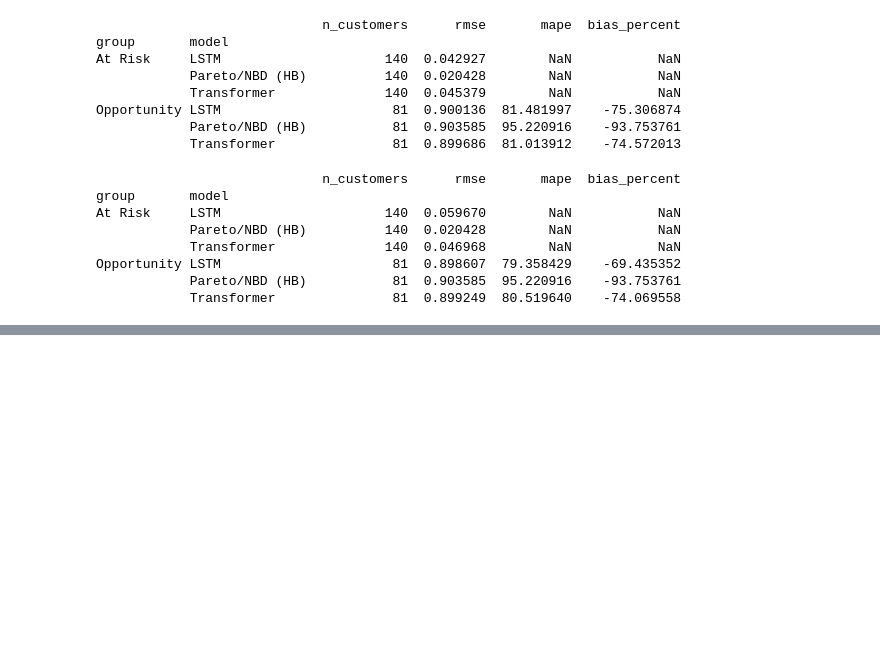
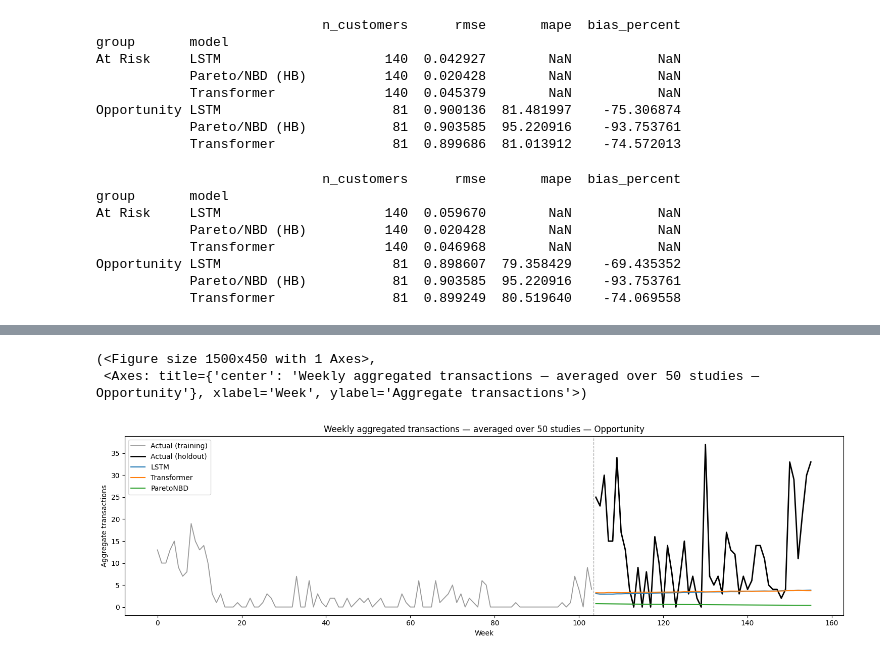
Before and after one commit to HuberPablo/panelclv, a Jupyter notebook: notebooks/Study.ipynb, the cells around one changed output, grey strips where cells are left out. Drawn from its saved outputs; the diff is of its cells as text; code cells hidden in the pictures; blank space fills up the shorter version.

```diff
--- a/notebooks/Study.ipynb
+++ b/notebooks/Study.ipynb
@@ -884,0 +808,6 @@ Opportunity LSTM                      81  0.898607  79.358429    -69.435352
+# %%
+plot_suite_forecast(ROOT, panel_path=PANEL_PATH, group=["Opportunity"]) #, "At Risk", "Other", "Opportunity"
+# %% [output]
+(<Figure size 1500x450 with 1 Axes>,
+ <Axes: title={'center': 'Weekly aggregated transactions — averaged over 50 studies — Opportunity'}, xlabel='Week', ylabel='Aggregate transactions'>)
+[figure, added]
```
Also changed, not shown: parts of 21 cells of this notebook, 6 other files.
